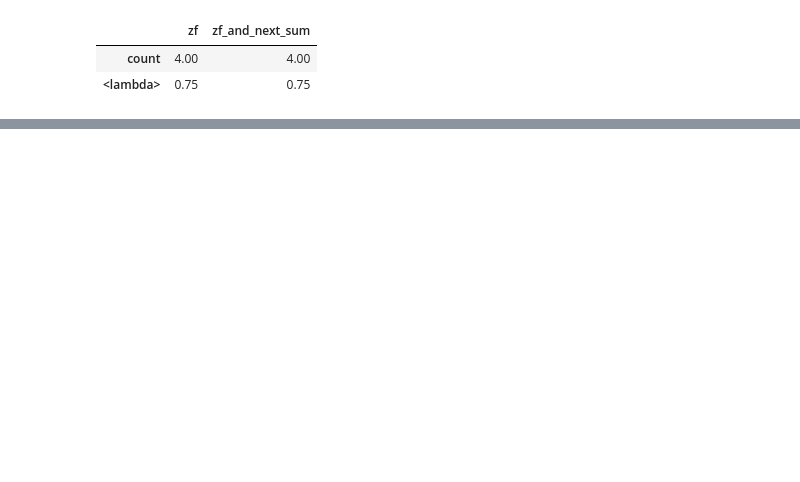
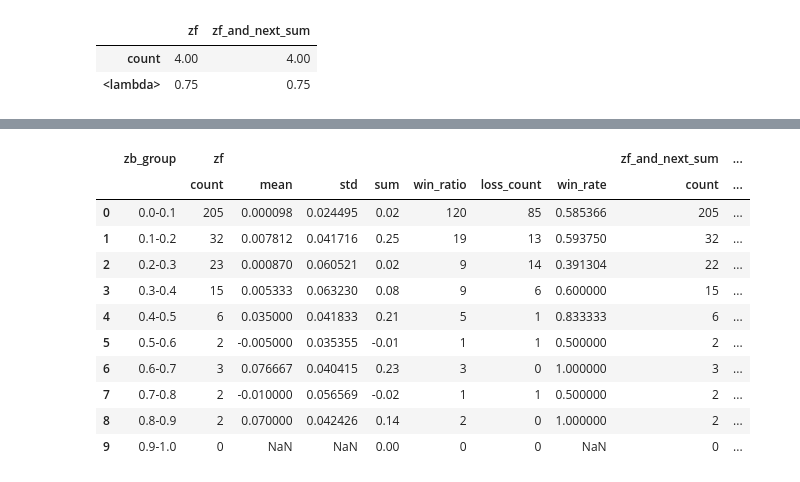
Before and after one commit to chen-cyw-yan/GP, a Jupyter notebook: 当日策列/股票数据.ipynb, the cells around one changed output, grey strips where cells are left out. Drawn from its saved outputs; the diff is of its cells as text; code cells hidden in the pictures; blank space fills up the shorter version.

```diff
--- a/当日策列/股票数据.ipynb
+++ b/当日策列/股票数据.ipynb
@@ -468,0 +467,32 @@ dfs.head(10)
+# %%
+min15_df.groupby('zb_group').agg({
+    'zf': ['count',
+           'mean',
+           'std',
+           'sum',
+           func_pos_count,
+           func_neg_count,
+           func_pos_rate,
+           ],
+    'zf_and_next_sum':
+        ['count',
+           'mean',
+           'std',
+           'sum',
+           func_pos_count,
+           func_neg_count,
+           func_pos_rate,]
+}).reset_index()
+# %% [output]
+|  | zb_group | zf |  |  |  |  |  |  | zf_and_next_sum | ... |
+|  |  | count | mean | std | sum | win_ratio | loss_count | win_rate | count | ... |
+| 0 | 0.0-0.1 | 205 | 0.000098 | 0.024495 | 0.02 | 120 | 85 | 0.585366 | 205 | ... |
+| 1 | 0.1-0.2 | 32 | 0.007812 | 0.041716 | 0.25 | 19 | 13 | 0.593750 | 32 | ... |
+| 2 | 0.2-0.3 | 23 | 0.000870 | 0.060521 | 0.02 | 9 | 14 | 0.391304 | 22 | ... |
+| 3 | 0.3-0.4 | 15 | 0.005333 | 0.063230 | 0.08 | 9 | 6 | 0.600000 | 15 | ... |
+| 4 | 0.4-0.5 | 6 | 0.035000 | 0.041833 | 0.21 | 5 | 1 | 0.833333 | 6 | ... |
+| 5 | 0.5-0.6 | 2 | -0.005000 | 0.035355 | -0.01 | 1 | 1 | 0.500000 | 2 | ... |
+| 6 | 0.6-0.7 | 3 | 0.076667 | 0.040415 | 0.23 | 3 | 0 | 1.000000 | 3 | ... |
+| 7 | 0.7-0.8 | 2 | -0.010000 | 0.056569 | -0.02 | 1 | 1 | 0.500000 | 2 | ... |
+| 8 | 0.8-0.9 | 2 | 0.070000 | 0.042426 | 0.14 | 2 | 0 | 1.000000 | 2 | ... |
+| 9 | 0.9-1.0 | 0 | NaN | NaN | 0.00 | 0 | 0 | NaN | 0 | ... |
```
Also changed, not shown: parts of 21 cells of this notebook, 1 other file.
